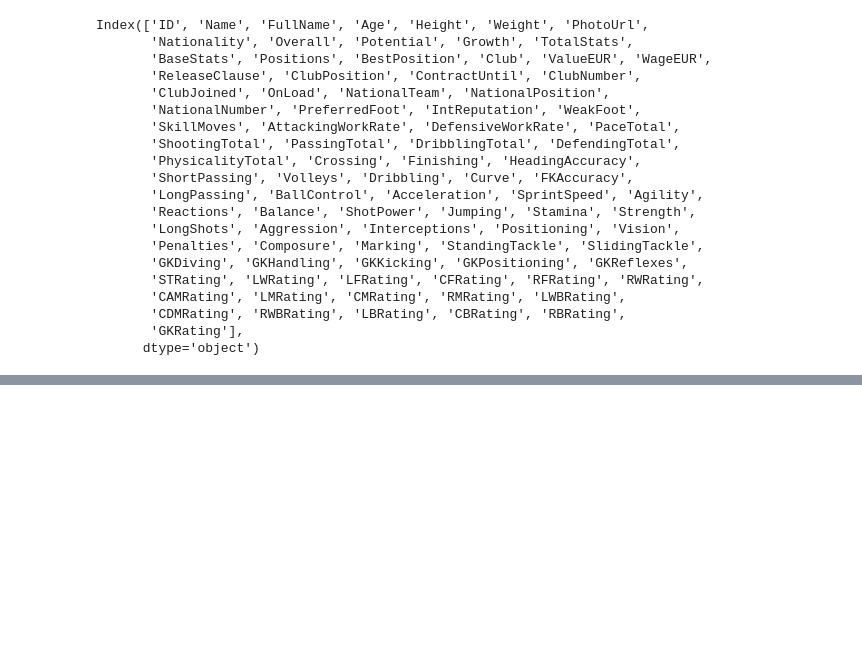
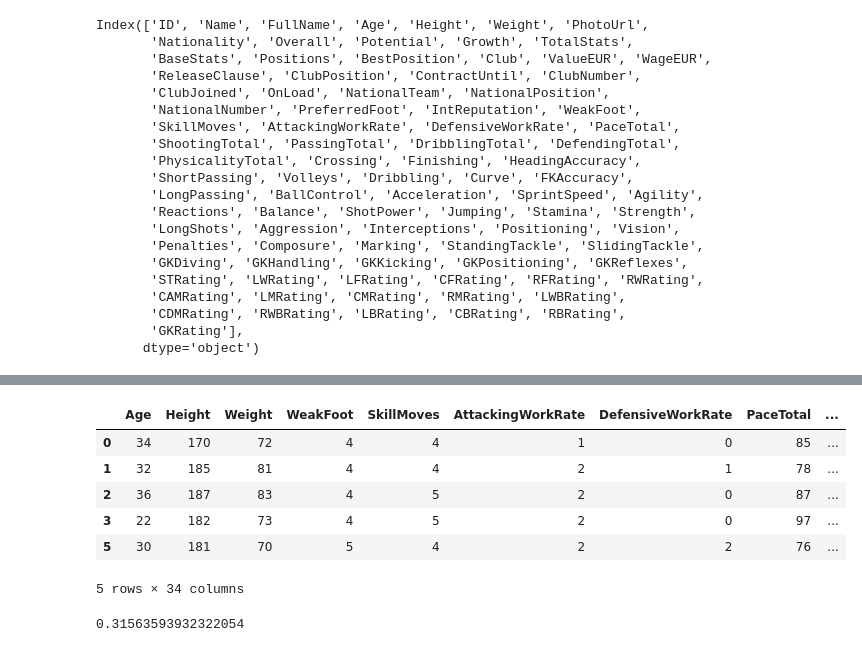
Before and after one commit to juliemcbaker/FIFA-22-Predictions, a Jupyter notebook: high_clf_model.ipynb, the cells around one changed output, grey strips where cells are left out. Drawn from its saved outputs; the diff is of its cells as text; code cells hidden in the pictures; blank space fills up the shorter version.

```diff
--- a/high_clf_model.ipynb
+++ b/high_clf_model.ipynb
@@ -145,0 +90,16 @@ sns.heatmap(pd.concat([X,y], axis=1).corr())
+# %%
+# Create variables for features and targets
+y = new_df2["Overall"]
+y1 = new_df2["ValueEUR"]
+y2 = new_df2["WageEUR"]
+y3 = new_df2["ReleaseClause"]
+X = new_df2.drop(columns=["Overall", "ValueEUR", "WageEUR", "ReleaseClause"])
+X.head()
+# %% [output]
+|  | Age | Height | Weight | WeakFoot | SkillMoves | AttackingWorkRate | DefensiveWorkRate | PaceTotal | ... |
+| 0 | 34 | 170 | 72 | 4 | 4 | 1 | 0 | 85 | ... |
+| 1 | 32 | 185 | 81 | 4 | 4 | 2 | 1 | 78 | ... |
+| 2 | 36 | 187 | 83 | 4 | 5 | 2 | 0 | 87 | ... |
+| 3 | 22 | 182 | 73 | 4 | 5 | 2 | 0 | 97 | ... |
+| 5 | 30 | 181 | 70 | 5 | 4 | 2 | 2 | 76 | ... |
+5 rows × 34 columns
@@ -145,0 +115,7 @@ sns.heatmap(pd.concat([X,y], axis=1).corr())
+# %%
+# Get a random forest classifier score
+clf=RandomForestClassifier()
+clf.fit(X_train_scaled, y_train)
+clf.score(X_test_scaled, y_test)
+# %% [output]
+0.31563593932322054
```
Also changed, not shown: parts of 40 cells of this notebook, 2 other files.
